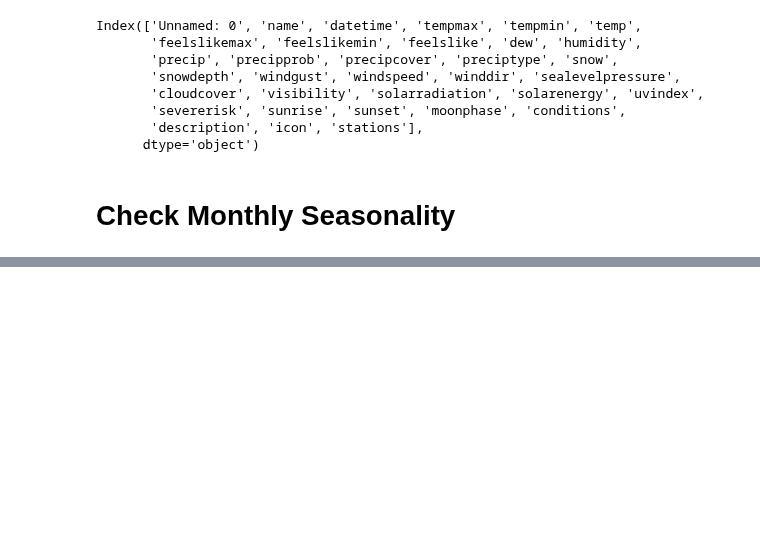
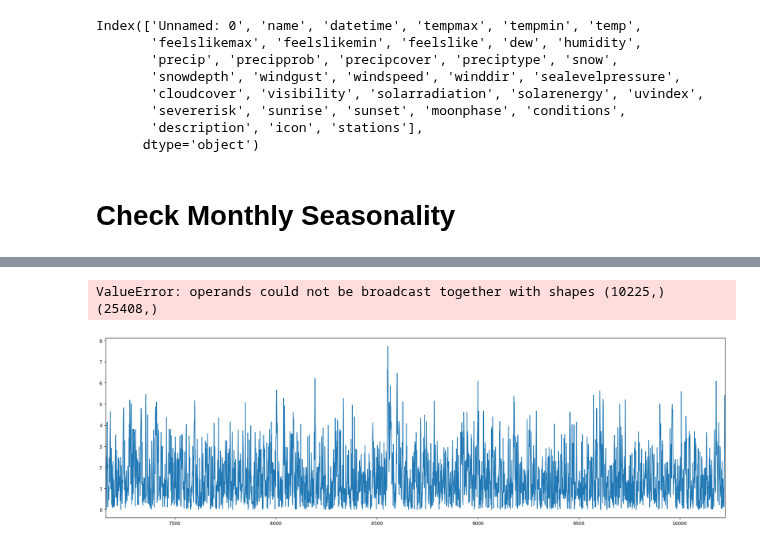
Before and after one commit to alaricespina/Thesis-Repository, a Jupyter notebook: Deployment - Auto Regressive/SciKit AutoRegression.ipynb, the cells around one changed output, grey strips where cells are left out. Cells and saved outputs as stored; diff of their text form; code cells hidden in the pictures; blank space fills up the shorter version.

```diff
--- a/Deployment - Auto Regressive/SciKit AutoRegression.ipynb
+++ b/Deployment - Auto Regressive/SciKit AutoRegression.ipynb
@@ -43,0 +237,3 @@ Since there is no seasonality found on the yearly data, but strong seasonality o
+# %%
+full_datetime_range = np.concatenate((training_date_range, testing_date_range))
+full_datetime_range.shape
@@ -43,0 +251,2 @@ Since there is no seasonality found on the yearly data, but strong seasonality o
+# %%
+concatenated_preds = np.concatenate((train_y, preds))
@@ -43,0 +257,5 @@ Since there is no seasonality found on the yearly data, but strong seasonality o
+# %%
+constructed_df = pd.DataFrame({
+    "datetime" : full_datetime_range,
+    "temp" : concatenated_preds
+})
@@ -43,0 +278,13 @@ Since there is no seasonality found on the yearly data, but strong seasonality o
+# %%
+orig_vals = normalized_df[["datetime", "TempMod"]]["TempMod"][2:].values
+cons_val = constructed_df["temp"].values
+diffs = np.absolute(orig_vals - cons_val)
+# %% [output]
+ValueError: operands could not be broadcast together with shapes (10225,) (25408,)
+# %%
+plt.figure(figsize=(24, 7))
+plt.plot(diffs)
+plt.xlim(len(cons_val) - len(test_y) - 1, len(cons_val) - 1)
+plt.show()
+# %% [output]
+[figure, added]
```
Also changed, not shown: parts of 51 cells of this notebook.
